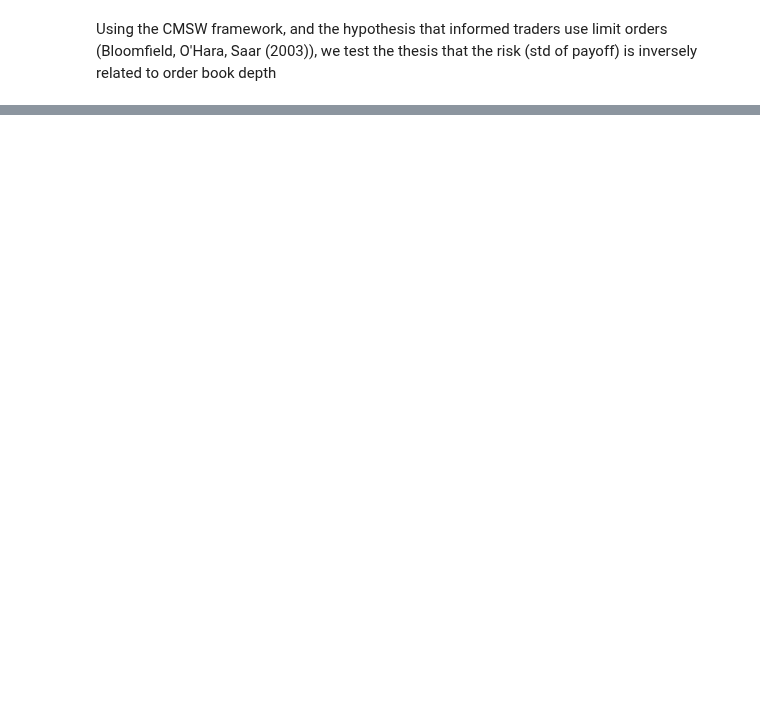
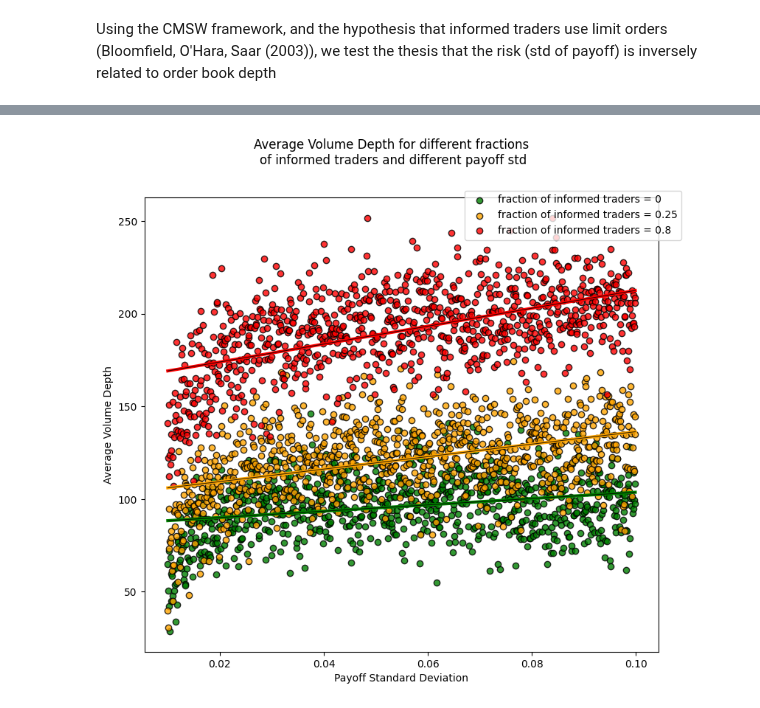
Before and after one commit to Peropero0/quantitative_finance_playground, a Jupyter notebook: notebooks/Hasbrouck_Market_Microstructure/order_book_simulations/experiment_3_risk_and_depth.ipynb, the cells around one changed output, grey strips where cells are left out. Drawn from its saved outputs; the diff is of its cells as text; code cells hidden in the pictures; blank space fills up the shorter version.

```diff
--- a/notebooks/Hasbrouck_Market_Microstructure/order_book_simulations/experiment_3_risk_and_depth.ipynb
+++ b/notebooks/Hasbrouck_Market_Microstructure/order_book_simulations/experiment_3_risk_and_depth.ipynb
@@ -457,0 +315,46 @@ linear regression parameters
+# %%
+def plot_graph_volume(f_list, bid_vol, f, ax, color_points):
+    x = f_list
+    y = bid_vol
+    x = sm.add_constant(x)
+
+    model = sm.OLS(y, x)
+    results = model.fit()
+
+    y_pred = results.predict(x)
+
+    ax.set_xlabel('Payoff Standard Deviation')
+    ax.set_ylabel('Average Volume Depth')
+
+    ax.scatter(f_list, bid_vol, label=f'fraction of informed traders = {f}', alpha=0.8, marker='o', edgecolors='black', facecolor=color_points)
+
+    ax.plot(x[:, 1], y_pred, color=color_points, linewidth=3)
+    ax.plot(x[:, 1], y_pred, color='black', linewidth=0.8, alpha=0.8)
+
+
+def plot_graph_level(f_list, bid_vol, f, ax, color_points):
+
+    coefficients = np.polyfit(f_list, bid_vol, 2)
+    y_fit = np.polyval(coefficients, f_list)
+
+    ax.set_xlabel('Payoff Standard Deviation')
+    ax.set_ylabel('Average Level Depth')
+
+    ax.scatter(f_list, bid_vol, label=f'fraction of informed traders = {f}', alpha=0.8, marker='o', edgecolors='black', facecolor=color_points)
+    ax.plot(f_list, y_fit, color=color_points, linewidth=3)
+    ax.plot(f_list, y_fit, color='black', linewidth=0.8, alpha=0.8)
+# %%
+fig, ax = plt.subplots(1,1, figsize=(9,8))
+
+fig.suptitle('Average Volume Depth for different fractions \nof informed traders and different payoff std')
+plot_graph_volume(f_list_vol_0, bid_vol_vol_0, 0, ax, 'green')
+
+plot_graph_volume(f_list_vol_25, bid_vol_vol_25, 0.25, ax, 'orange')
+
+plot_graph_volume(f_list_vol_8, bid_vol_vol_8, 0.8, ax, 'red')
+
+fig.legend(loc='upper left', bbox_to_anchor=(0.6, 0.9))
+
+fig.show()
+# %% [output]
+[figure, added]
```
Also changed, not shown: parts of 8 cells of this notebook, 1 other file.
